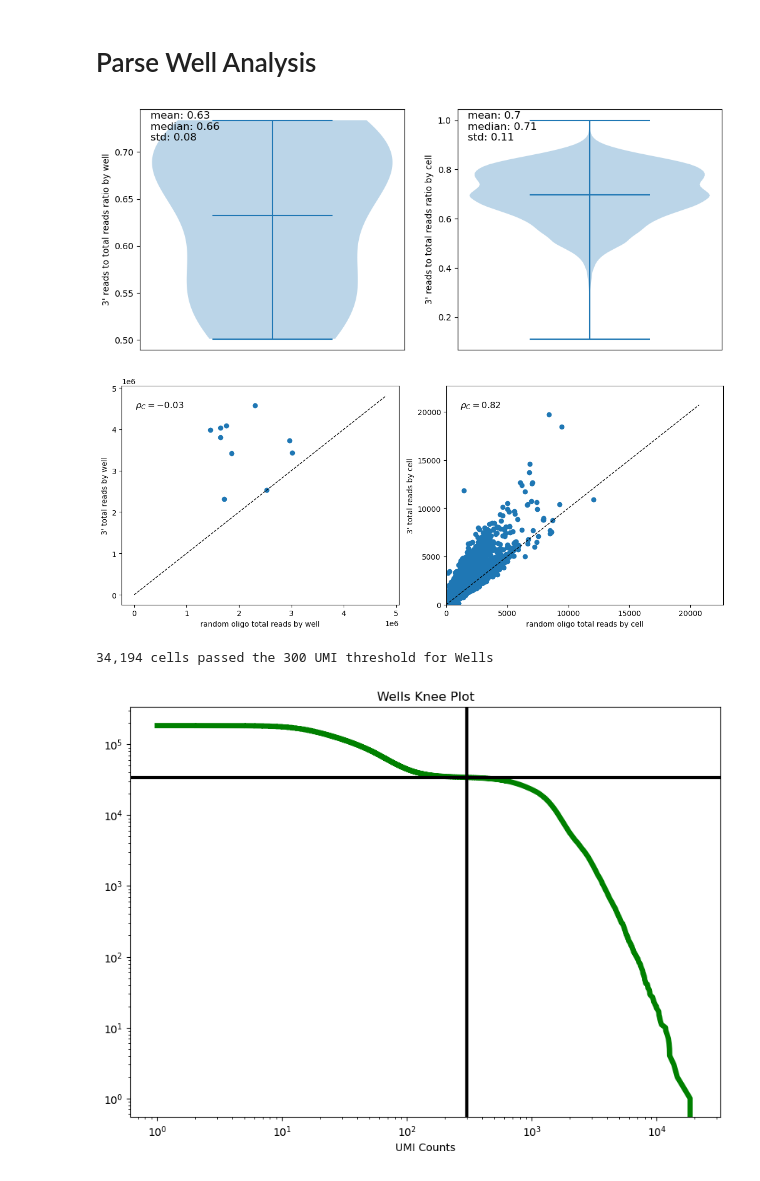
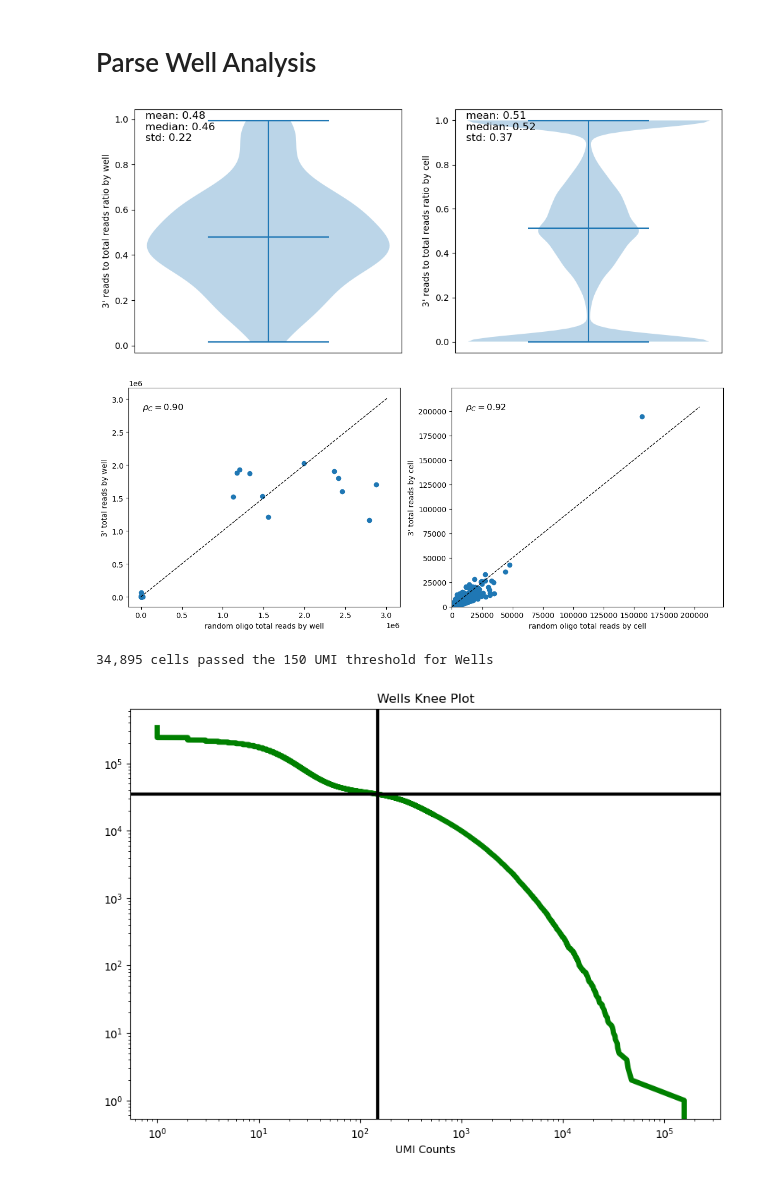
Before and after one commit to mcaskey6/10XvParse, a Jupyter notebook: Analysis 2/parse_test.ipynb, the cells around one changed output. Cells and saved outputs as stored; diff of their text form; code cells hidden in the pictures.

```diff
--- a/Analysis 2/parse_test.ipynb
+++ b/Analysis 2/parse_test.ipynb
@@ -7,11 +7,12 @@ splitcode, version 0.30.0
 fasterq-dump : 3.0.3 ( 3.0.2 )
 # %%
 import multiprocessing
-import os
 
 # Directories where fasta and alignment data will be stored
-outdir = "/mnt/data1/10XvParse/Analysis_3/"
+outdir = "/mnt/data1/10XvParse/Analysis_2/"
 raw_folder = "FASTA/Raw/"
+wells_folder = "FASTA/wells/"
 sra_folder = "SRA/"
 tmp_folder = "tmp/"
 proc_folder = "FASTA/Processed/"
+index_folder = "Indexes/"
@@ -61,10 +95,9 @@ reads written   : 247,240,516
 batch_file = f"batch/parse_batch.txt"
 with open(batch_file, "w") as batch:
     for file in file_names:
-        if name in file:
-            fastq_files = [outdir + raw_folder + file + "_1.fasta.gz",
-                    outdir + raw_folder + file + "_2.fasta.gz"]
-            batch.write(f"{file}\t{fastq_files[0]}\t{fastq_files[1]}\n")
+        fastq_files = [outdir + raw_folder + file + "_1.fasta.gz",
+                outdir + raw_folder + file + "_2.fasta.gz"]
+        batch.write(f"{file}\t{fastq_files[0]}\t{fastq_files[1]}\n")
 # %%
 # Combine fasta files into one large parse file
 mapping = f"run_info/parse_mapping.txt"
@@ -115,13 +148,13 @@ with open("parse_extraction/keep_wells.txt", "w") as keep, open("parse_extractio
 
         for line in R:
             n += 1
-            keep.write(line.strip() + "\t" + outdir + "FASTA/wells/randO_well_" + str(n) + "\n")
+            keep.write(line.strip() + "\t" + outdir + f"{wells_folder}randO_well_" + str(n) + "\n")
             config.write(line.strip() + "\t" + "1:78:86" + "\t\t" + "1" + "\n")
 
     n = 0
     with open("parse_extraction/r1_T.txt", "r") as T:
         for line in T:
             n += 1
-            keep.write(line.strip() + "\t" + outdir +  "FASTA/wells/polyT_well_" + str(n) + "\n")
+            keep.write(line.strip() + "\t" + outdir +  f"{wells_folder}polyT_well_" + str(n) + "\n")
             config.write(line.strip() + "\t" + "1:78:86" + "\t\t" + "1" + "\n")
 # %%
@@ -447,7 +486,7 @@ violinByCell(ax[1], parse_data.obs)
 
 plt.show()
 # %% [output]
-[figure, old version]
+[figure, new version]
 # %%
 fig, ax = plt.subplots(1, 2, figsize=(12, 5))
 
@@ -457,7 +496,7 @@ plotByCell(ax[1], parse_data.obs)
 plt.tight_layout()
 plt.show()
 # %% [output]
-[figure, old version]
+[figure, new version]
 # %%
 # filter based off of UMI threshold (specified by min_counts)
 def refilter(raw_data, min_counts):
@@ -490,11 +529,11 @@ def knee_plot(ax, raw_data, cutoff = 20):
 # %%
 fig, ax = plt.subplots(figsize=(10, 7))
 
-wells_filtered = knee_plot(ax, wells_data, cutoff = 300)
+wells_filtered = knee_plot(ax, wells_data, cutoff = 150)
 plt.show()
 # %% [output]
-34,194 cells passed the 300 UMI threshold for Wells
+34,895 cells passed the 150 UMI threshold for Wells
-[figure, old version]
+[figure, new version]
 # %%
 fig, ax = plt.subplots(figsize=(10, 7))
 
```
Also changed, not shown: parts of 19 cells of this notebook, 36 other files.
